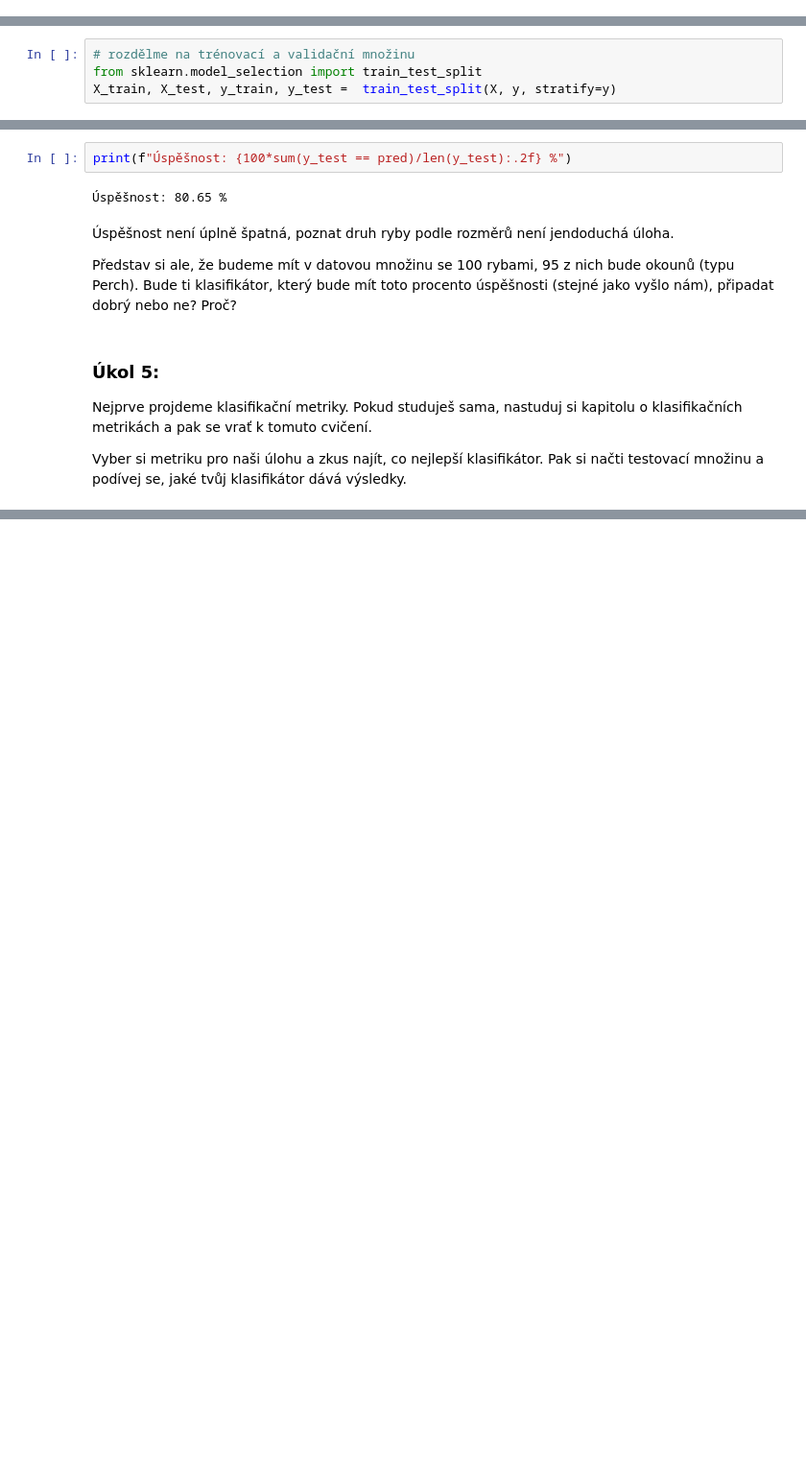
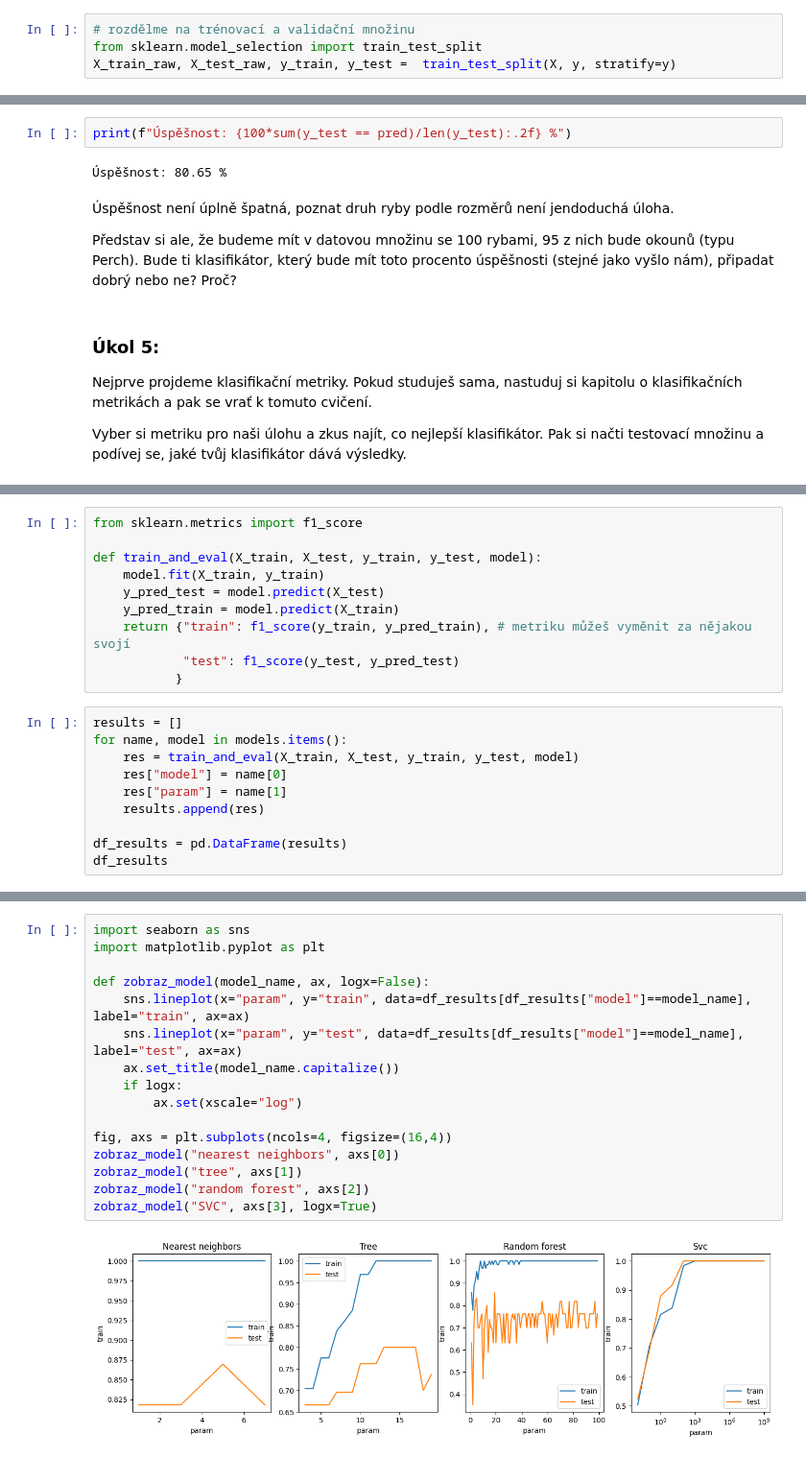
Before and after one commit to PyDataCZ/pyladies-kurz, a Jupyter notebook: lessons/pydata/intro_classification/index.ipynb, the cells around one changed output, grey strips where cells are left out. Shown at 96% size. Drawn from its saved outputs; the diff is of its cells as text; blank space fills up the shorter version.

```diff
--- a/lessons/pydata/intro_classification/index.ipynb
+++ b/lessons/pydata/intro_classification/index.ipynb
@@ -71,3 +71,7 @@ Vyberete si jeden model a zkuste natrénovat na ryby.
 y = data["Species"] == "Perch"
 y = y.astype(int)
 X = data.drop(columns=["ID", "Species"])
+# %%
+# rozdělme na trénovací a validační množinu
+from sklearn.model_selection import train_test_split
+X_train_raw, X_test_raw, y_train, y_test =  train_test_split(X, y, stratify=y)
@@ -76,10 +86,6 @@ X = data.drop(columns=["ID", "Species"])
 # můžeš změnit
 from sklearn.tree import DecisionTreeClassifier
 model = DecisionTreeClassifier()
-# %%
-# rozdělme na trénovací a validační množinu
-from sklearn.model_selection import train_test_split
-X_train, X_test, y_train, y_test =  train_test_split(X, y, stratify=y)
 # %%
 # natrénujte
 model.fit(X_train, y_train)
@@ -142,0 +170,20 @@ Vyber si metriku pro naši úlohu a zkus najít, co nejlepší klasifikátor. Pa
+# %%
+from sklearn.metrics import f1_score
+
+def train_and_eval(X_train, X_test, y_train, y_test, model):
+    model.fit(X_train, y_train)
+    y_pred_test = model.predict(X_test)
+    y_pred_train = model.predict(X_train)
+    return {"train": f1_score(y_train, y_pred_train), # metriku můžeš vyměnit za nějakou svojí
+            "test": f1_score(y_test, y_pred_test)
+           }
+# %%
+results = []
+for name, model in models.items():
+    res = train_and_eval(X_train, X_test, y_train, y_test, model)
+    res["model"] = name[0]
+    res["param"] = name[1]
+    results.append(res)
+
+df_results = pd.DataFrame(results)
+df_results
@@ -143,3 +204,21 @@ Vyber si metriku pro naši úlohu a zkus najít, co nejlepší klasifikátor. Pa
+# %%
+import seaborn as sns
+import matplotlib.pyplot as plt
+
+def zobraz_model(model_name, ax, logx=False):
+    sns.lineplot(x="param", y="train", data=df_results[df_results["model"]==model_name], label="train", ax=ax)
+    sns.lineplot(x="param", y="test", data=df_results[df_results["model"]==model_name], label="test", ax=ax)
+    ax.set_title(model_name.capitalize())
+    if logx:
+        ax.set(xscale="log")
+
+fig, axs = plt.subplots(ncols=4, figsize=(16,4))
+zobraz_model("nearest neighbors", axs[0])
+zobraz_model("tree", axs[1])
+zobraz_model("random forest", axs[2])
+zobraz_model("SVC", axs[3], logx=True)
+# %% [output]
+[figure, added]
 # %%
 # načtení data
 test_data = pd.read_csv("static/fish_data_test.csv", index_col=0)
```
Also changed, not shown: parts of 9 cells of this notebook, 1 other file.
